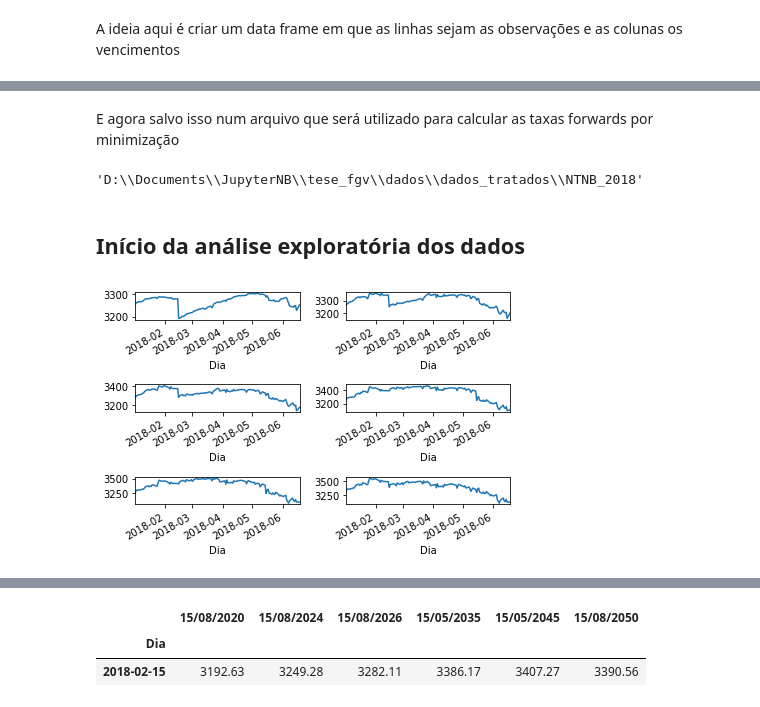
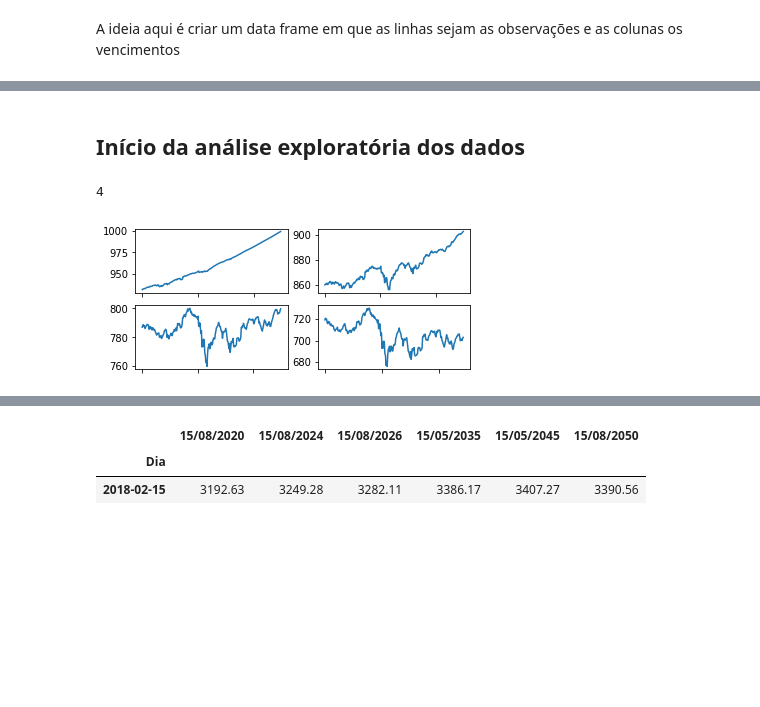
Before and after one commit to vantonini/tese_fgv, a Jupyter notebook: notebooks/EDA_Titulos.ipynb, the cells around one changed output, grey strips where cells are left out. Cells and saved outputs as stored; diff of their text form; code cells hidden in the pictures; blank space fills up the shorter version.

Commit message:
Alterações os notebooks que tratam os preços e calculam as taxas

```diff
--- a/notebooks/EDA_Titulos.ipynb
+++ b/notebooks/EDA_Titulos.ipynb
@@ -59,17 +26,38 @@ df1.head()
 # %% [markdown]
 A ideia aqui é criar um data frame em que as linhas sejam as observações e as colunas os vencimentos
 # %%
+# file = "D:\\Documents\\JupyterNB\\tese_fgv\\dados\\NTNB_2018.xls"
+# file_output = file.split("\\")[-1].split(".")[0] + '.csv'
+
+file = "D:\\Documents\\JupyterNB\\tese_fgv\\dados\\LTN_2018.xls"
+file_output = file.split("\\")[-1].split(".")[0] + '.csv'
+
+# Load spreadsheet
+xl = pd.ExcelFile(file)
+
 dfAll = [] # guarda todas as colunas do arquivo
 dtVcto = [] # vetor com as datas de vencimento para cada sheet
 date_format = '%d/%m/%Y'
-
+# date_format = '%Y-%m-%d'
 for i in range(0, len(xl.sheet_names)):
     # primeiro eu importo tudo e capturo o vencimento do bond
-    df1 = xl.parse(i)
-    dtVcto.append(df1.columns[1])
+    df1 = xl.parse(i, header =0, index_col =0, parse_dates = True)
+    dtVcto.append(df1.columns[0])
+#     dtVcto.append(df1.columns[1].str)
+
     # depois eu importo excluindo a primeira linha e parseando as datas como index e uso o date_format como modelo da data
-    df1 = xl.parse(i, header =1, index_col =0)
-    df1.index = pd.to_datetime(df1.index, format=date_format)
+    df1 = xl.parse(i, header =1, index_col =0, parse_dates = True)
+
+    # Corrige eventual formatação de data no index
+    newList = []
+    for idx in df1.index:
+        if type(idx) != type('a'):
+            idx = idx.strftime("%d/%m/%Y")
+        newList.append((idx))
+    df1.index = newList
+
+
+#     df1.index = pd.to_datetime(df1.index, format=date_format)
     dfAll.append(df1)
 
 # df utilizado para armazenar somente uma coluna 'PU Base Manhã', mas poderia ser outra
@@ -77,7 +65,15 @@ df = []
 for i in range(0, len(dfAll)):
     df.append(dfAll[i]['PU Base Manhã'])
     df[i].name = str(dtVcto[i])
-df3 = pd.concat(df, axis=1)
+df3 = pd.concat(df, axis=1, sort=False)
 # df3 = pd.merge(df[0], df[1], left_index=True, right_index=True)
+# df3.head()
+df3.index = pd.to_datetime(df3.index)
+df3.index.name = 'Dia'
 df3.head()
+
+# Exporto num arquivo que será utilizado para calcular as taxas forwards por minimização
+df3.to_csv(dir_output + file_output, encoding='utf-8')
+
+print("Preços consolidados com sucesso!")
 # %% [output]
@@ -91,2 +80,0 @@ df3.head()
-# %% [markdown]
-E agora salvo isso num arquivo que será utilizado para calcular as taxas forwards por minimização
@@ -95,18 +81,18 @@ df3.to_csv(dir_output + file_output + '.csv' , sep='\t', encoding='utf-8')
-# %%
-dir_output + file_output
-# %% [output]
-'D:\\Documents\\JupyterNB\\tese_fgv\\dados\\dados_tratados\\NTNB_2018'
 # %% [markdown]
 ## Início da análise exploratória dos dados
+# %%
+len(df)
+# %% [output]
+4
 # %%
 for i in range(0, len(df)):
-    plt.subplot(3, 2, i + 1)
+    plt.subplot(len(df)/2 + 1, 2, i + 1)
     df[i].plot()
 
-plt.tight_layout()
+# plt.tight_layout()
 plt.show()
 # %% [output]
-[figure, old version]
+[figure, new version]
 # %%
 df3.describe()
 # print(df3['PUBaseManha_15082020'].describe())
```
Also changed, not shown: parts of 9 cells of this notebook, 1 other file.
